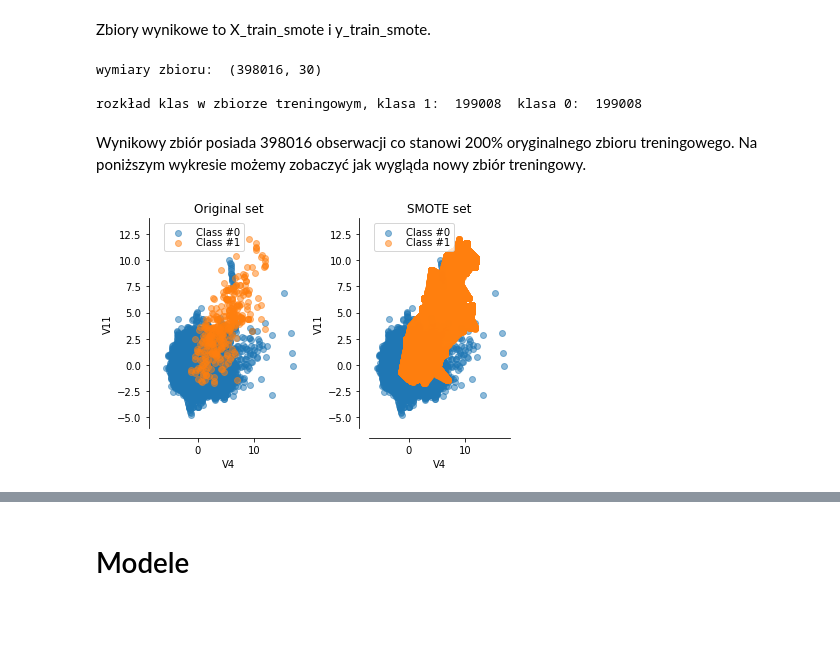
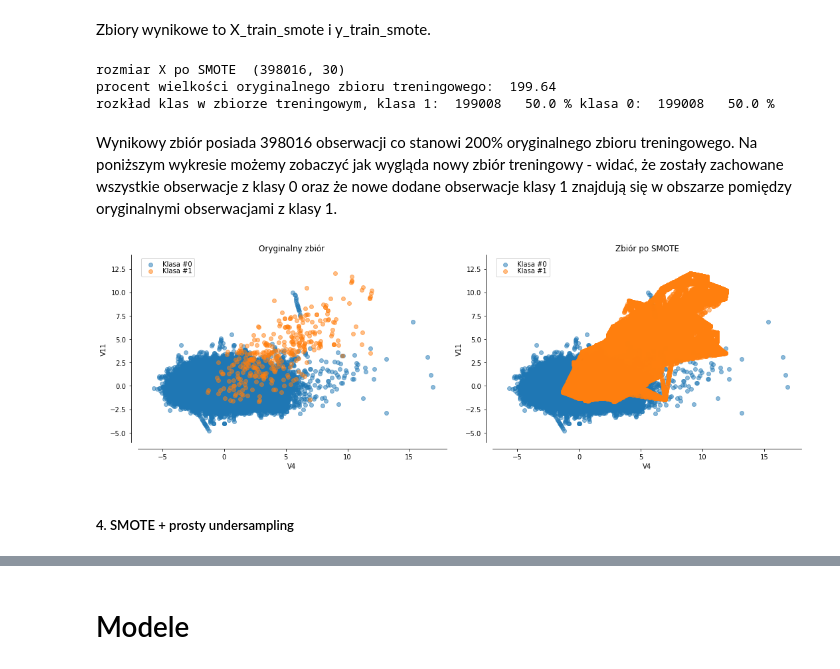
Before and after one commit to flaminka/CreditCardFraud, a Jupyter notebook: WB credit card fraud.ipynb, the cells around one changed output, grey strips where cells are left out. Saved outputs shown, nothing was run; the diff lists cells and outputs as text; code cells hidden in the pictures; blank space fills up the shorter version.

Commit message:
Plik Gosi i moje poprawione bez EasyEnsemble

```diff
--- a/WB credit card fraud.ipynb
+++ b/WB credit card fraud.ipynb
@@ -81,7 +101,7 @@ Definicja funkcji rysującej zbiór oryginalny i zbiór po resamplingu:
 def plot_resampling(ax, X, y, title, limits_x, limits_y):
     c0 = ax.scatter(X[y == 0].V4, X[y == 0].V11, label="Klasa #0", alpha=0.5)
     c1 = ax.scatter(X[y == 1].V4, X[y == 1].V11, label="Klasa #1", alpha=0.5)
-    ax.legend((c0, c1), ('Class #0', 'Class #1'), loc='upper left', ncol=1, labelspacing=0.)
+    ax.legend((c0, c1), ('Klasa #0', 'Klasa #1'), loc='upper left', ncol=1, labelspacing=0.)
     ax.set_title(title)
     ax.set_xlabel("V4")
     ax.set_ylabel("V11")
@@ -247,8 +259,9 @@ plt.show()
 # %%
 f, (ax1, ax2) = plt.subplots(1, 2)
+f.set_size_inches(15,5)
 
-plot_resampling(ax1, X_train, y_train, 'Original set', limits_x, limits_y)
-plot_resampling(ax2, X_train_easy[1], y_train_easy[1], 'Undersampling set 2',  limits_x, limits_y)
+plot_resampling(ax1, X_train, y_train, 'Originalny zbiór', limits_x, limits_y)
+plot_resampling(ax2, X_train_easy[1], y_train_easy[1], 'Inny przykładowy zbiór z Easy Ensemble',  limits_x, limits_y)
 
 plt.tight_layout()
 plt.show()
@@ -286,27 +302,33 @@ Są 4 rodzaje SMOTE, ale skupimy się tylko na tym podstawowym "regular" ('svm'
 # %% [markdown]
 Zbiory wynikowe to X_train_smote i y_train_smote.
 # %%
-sm = SMOTE(kind='regular')
+sm = SMOTE(kind='regular', k_neighbors=10) # parametry k_neighbours można próbować zmienić
 X_train_smote, y_train_smote = sm.fit_sample(X_train, y_train)
 # zmiana typy zmiennych
 X_train_smote = pd.DataFrame(X_train_smote, columns=X_train.columns)
 y_train_smote = pd.Series(y_train_smote)
 # %%
-print("wymiary zbioru: ", X_train_smote.shape)
-print("\nrozkład klas w zbiorze treningowym, klasa 1: ", sum(y_train_smote == 1), " klasa 0: ",sum(y_train_smote == 0))
+print("rozmiar X po SMOTE " ,  X_train_smote.shape)
+print("procent wielkości oryginalnego zbioru treningowego: ", round(100* X_train_smote.shape[0]/ X_train.shape[0],2))
+print("rozkład klas w zbiorze treningowym, klasa 1: ", sum(y_train_smote == 1), " ", 100*sum(y_train_smote == 1)/X_train_smote.shape[0],
+      "% klasa 0: ",sum(y_train_smote == 0)," ", sum(y_train_smote == 1)/X_train_smote.shape[0]*100, "%")
 # %% [output]
-wymiary zbioru:  (398016, 30)
-
-rozkład klas w zbiorze treningowym, klasa 1:  199008  klasa 0:  199008
+rozmiar X po SMOTE  (398016, 30)
+procent wielkości oryginalnego zbioru treningowego:  199.64
+rozkład klas w zbiorze treningowym, klasa 1:  199008   50.0 % klasa 0:  199008   50.0 %
 # %% [markdown]
-Wynikowy zbiór posiada 398016 obserwacji co stanowi 200% oryginalnego zbioru treningowego. Na poniższym wykresie możemy zobaczyć jak wygląda nowy zbiór treningowy.
+Wynikowy zbiór posiada 398016 obserwacji co stanowi 200% oryginalnego zbioru treningowego. Na poniższym wykresie możemy zobaczyć jak wygląda nowy zbiór treningowy - widać, że zostały zachowane wszystkie obserwacje z klasy 0 oraz że nowe  dodane obserwacje klasy 1 znajdują się w obszarze pomiędzy oryginalnymi obserwacjami z klasy 1.
 # %%
+f.clear
 f, (ax1, ax2) = plt.subplots(1, 2)
+f.set_size_inches(15,5)
 
-plot_resampling(ax1, X_train, y_train, 'Original set', limits_x, limits_y)
-plot_resampling(ax2, X_train_smote, y_train_smote, 'SMOTE set',  limits_x, limits_y)
+plot_resampling(ax1, X_train, y_train, 'Oryginalny zbiór', limits_x, limits_y)
+plot_resampling(ax2, X_train_smote, y_train_smote, 'Zbiór po SMOTE',  limits_x, limits_y)
 
 plt.tight_layout()
 plt.show()
 # %% [output]
-[figure, old version]
+[figure, new version]
+# %% [markdown]
+##### 4. SMOTE + prosty undersampling
```
Also changed, not shown: parts of 45 cells of this notebook, 1 other file.
